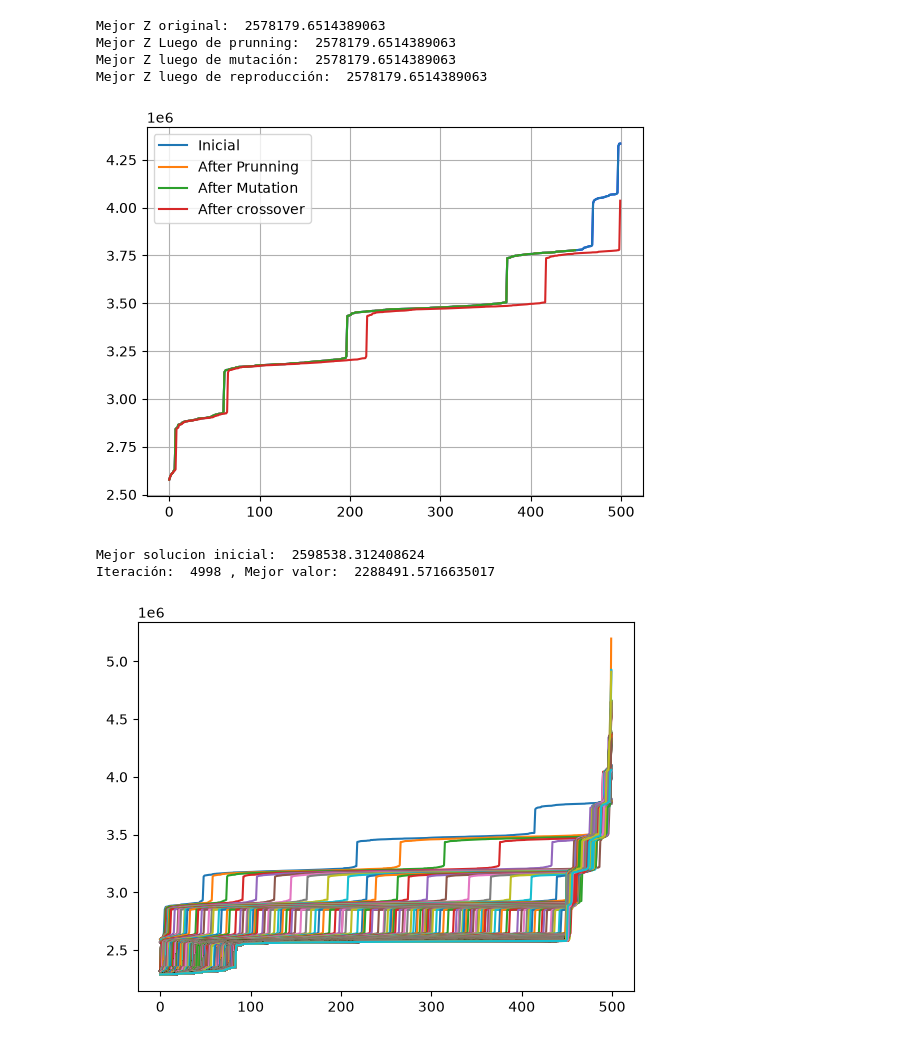
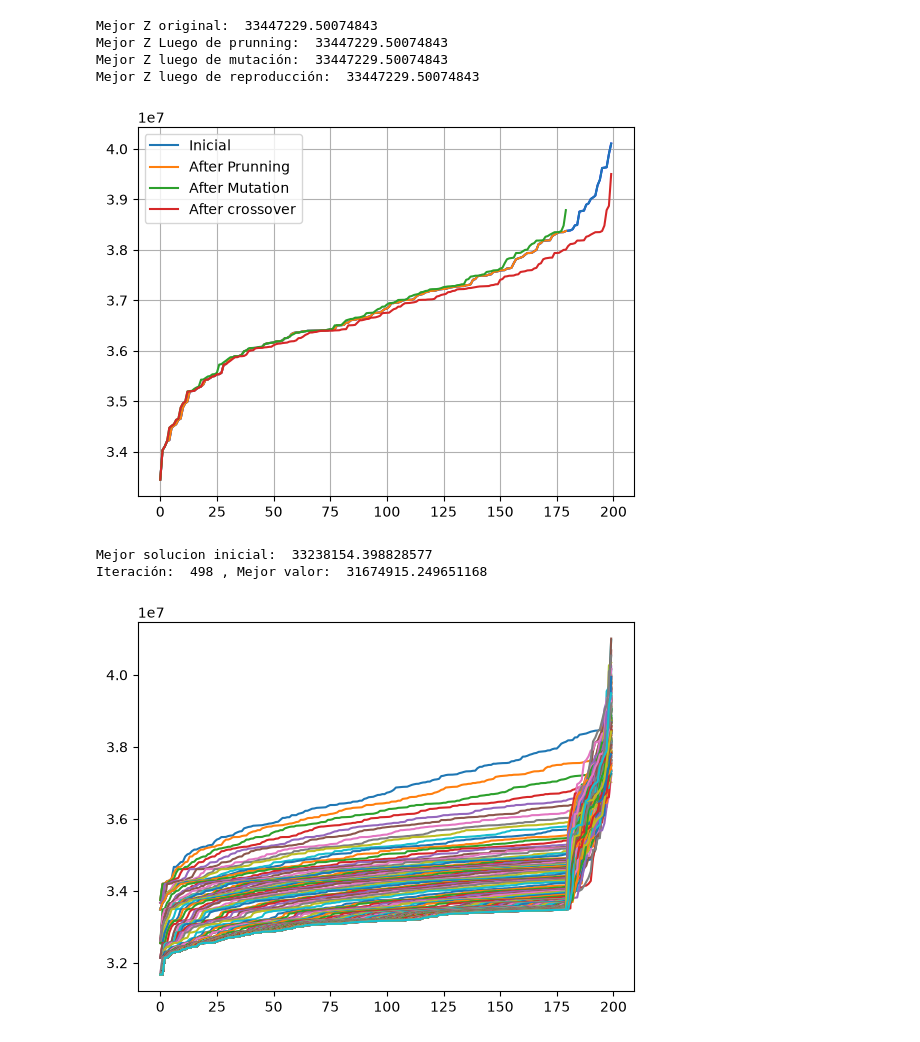
Before and after one commit to robertohincapie/Curso_TAIA, a Jupyter notebook: algoritmos_genéticos_2.ipynb, the cells around one changed output. Saved outputs shown, nothing was run; the diff lists cells and outputs as text; code cells hidden in the pictures.

```diff
--- a/algoritmos_genéticos_2.ipynb
+++ b/algoritmos_genéticos_2.ipynb
@@ -373,7 +373,7 @@ def heuristic(n, orden_pacientes, mostrar=True):
 import matplotlib.pyplot as plt
 import numpy as np
 import matplotlib.patches as patches
-
+from tqdm import tqdm
 class solucion:
   def __init__(self, n, m, cromosoma=[]):
     self.n=n
@@ -383,14 +383,22 @@ class solucion:
       #print(self.X, len(self.X))
     else:
       self.X=cromosoma.copy()
-    self.Z=self.f() #Z es la variable que representa el valor de fitnness de la solución
+    self.Z, self.N=self.f() #Z es la variable que representa el valor de fitnness de la solución
 
   def f(self): #Función de Fitness
-    salida=heuristic(self.n, self.X, mostrar=False)['costo']
-    return salida
+    sln=heuristic(self.n, self.X, mostrar=False)
+    costo=sln['costo']
+    num_medicos=sln['medicos_activos']
+    return costo, num_medicos
 
-P=[solucion(n=20, m=30, cromosoma=[]) for _ in range(500)]
+P=[]
+for _ in tqdm(range(200)):
+  P.append(solucion(n=500, m=500, cromosoma=[]))
 Z=[pi.Z for pi in P]
 plt.plot(sorted([z for z in Z]), '-b')
+ind=np.argsort([z for z in Z])
+nMed=np.array([pi.N for pi in P])[ind]
+plt.figure()
+plt.plot(nMed, '-r')
 # %% [output]
 [<matplotlib.lines.Line2D at 0x...>]
@@ -411,7 +420,7 @@ def mutacion(P, Nm, num): #num representa cuantos genes modificamos
     #print(P[i].X)
     for a,b in np.random.choice(size=(num,2), a=range(len(P[i].X))):
       P[i].X[a], P[i].X[b]=P[i].X[b], P[i].X[a]
-    #print(P[i].X,'\n')
+    P[i].Z, P[i].N=P[i].f()
   return P
 
 def reproduccion(P, Nc):
@@ -426,12 +435,12 @@ def reproduccion(P, Nc):
     P.append(solucion(P[0].n, P[0].m, np.concatenate([a,b])))
   return P
 # %%
-M=500
-Np=50
-Nm=50
-Nc=50
-num=4
-P=[solucion(n=20, m=30, cromosoma=[]) for _ in range(M)]
+M=200
+Np=20
+Nm=20
+Nc=20
+num=20
+P=[solucion(n=500, m=500, cromosoma=[]) for _ in range(M)]
 Z=[pi.Z for pi in P]
 plt.plot(sorted([z for z in Z]), '-b')
 
@@ -454,42 +463,42 @@ plt.legend()
 
 plt.grid()
 # %% [output]
-Mejor Z original:  2578179.6514389063
-Mejor Z Luego de prunning:  2578179.6514389063
-Mejor Z luego de mutación:  2578179.6514389063
-Mejor Z luego de reproducción:  2578179.6514389063
+Mejor Z original:  33447229.50074843
+Mejor Z Luego de prunning:  33447229.50074843
+Mejor Z luego de mutación:  33447229.50074843
+Mejor Z luego de reproducción:  33447229.50074843
-[figure, old version]
+[figure, new version]
 # %%
 from tqdm import tqdm
-P=[solucion(n=20, m=30, cromosoma=[]) for i in range(M)]
+P=[solucion(n=500, m=500, cromosoma=[]) for i in range(M)]
 
-NumIter=5000
+NumIter=500
 dv=2
 print('Mejor solucion inicial: ',min(Z))
-best=solucion(n=20, m=30, cromosoma=P[np.argmin(Z)].X)
+best=solucion(n=500, m=500, cromosoma=P[np.argmin(Z)].X)
 error=[best.Z]
-mejor=solucion(n=20, m=30, cromosoma=P[np.argmin(Z)].X)
+mejor=solucion(n=500, m=500, cromosoma=P[np.argmin(Z)].X)
 #print('Mejor solución al incio: ', best.Z)
 
 for i in range(NumIter):
   P=prunning(P, Np)
   P=mutacion(P, Nm,50)
   P=reproduccion(P, Nc)
   Z=[xi.Z for xi in P]
-  mejor=solucion(n=20, m=30, cromosoma=P[np.argmin(Z)].X)
+  mejor=solucion(n=500, m=500, cromosoma=P[np.argmin(Z)].X)
   if(i%dv==0):
     print('\rIteración: ',i,', Mejor valor: ',best.Z, end='')
     plt.plot(sorted([xi.Z for xi in P]))
   if(mejor.Z<best.Z):
-    best=solucion(n=20, m=30, cromosoma=mejor.X)
+    best=solucion(n=500, m=500, cromosoma=mejor.X)
     print('\rIteración: ',i,', Mejor valor: ',best.Z, end='')
   error.append(best.Z)
 
   if(best.Z==0):
     print('\nSolución encontrada')
     break
 # %% [output]
-Mejor solucion inicial:  2598538.312408624
-Iteración:  4998 , Mejor valor:  2288491.5716635017
+Mejor solucion inicial:  33238154.398828577
+Iteración:  498 , Mejor valor:  31674915.249651168
-[figure, old version]
+[figure, new version]
 # %%
```
Also changed, not shown: parts of 3 cells of this notebook.
